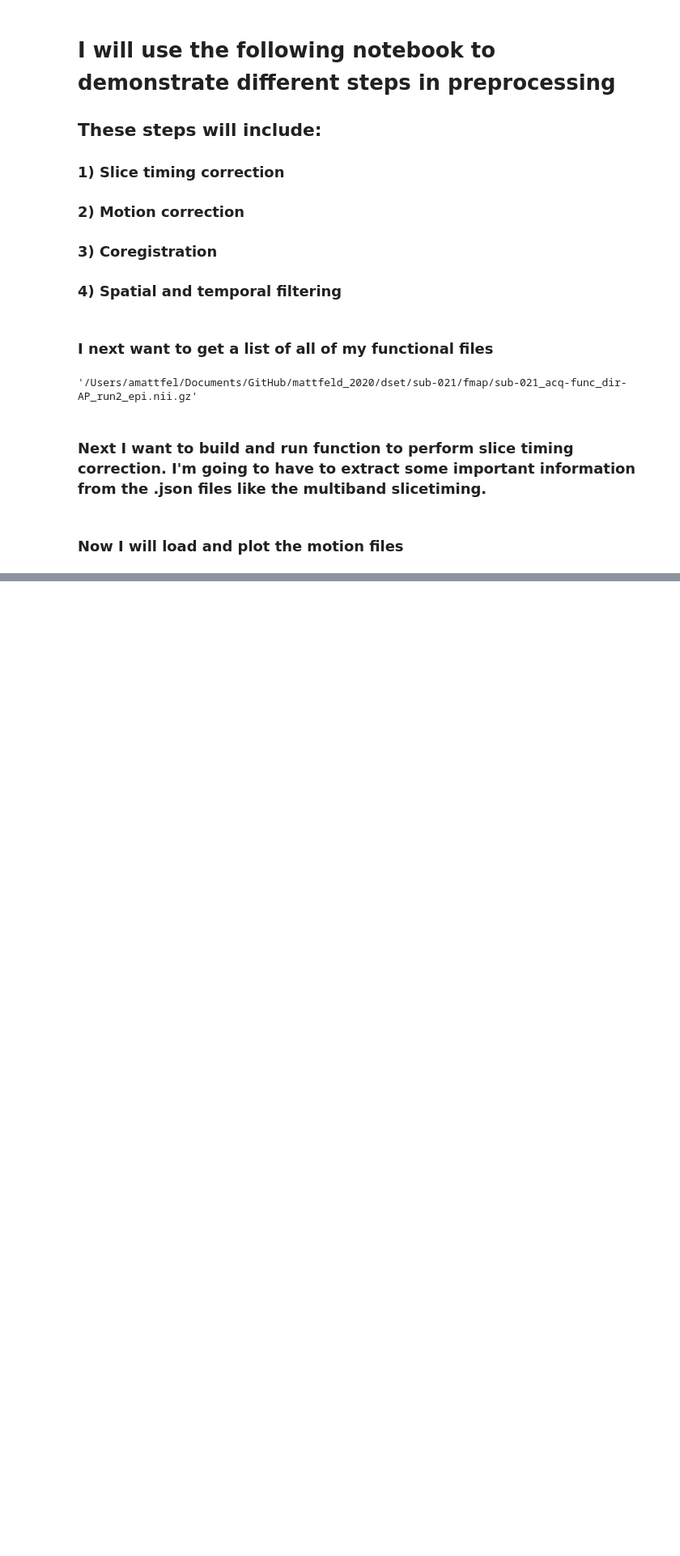
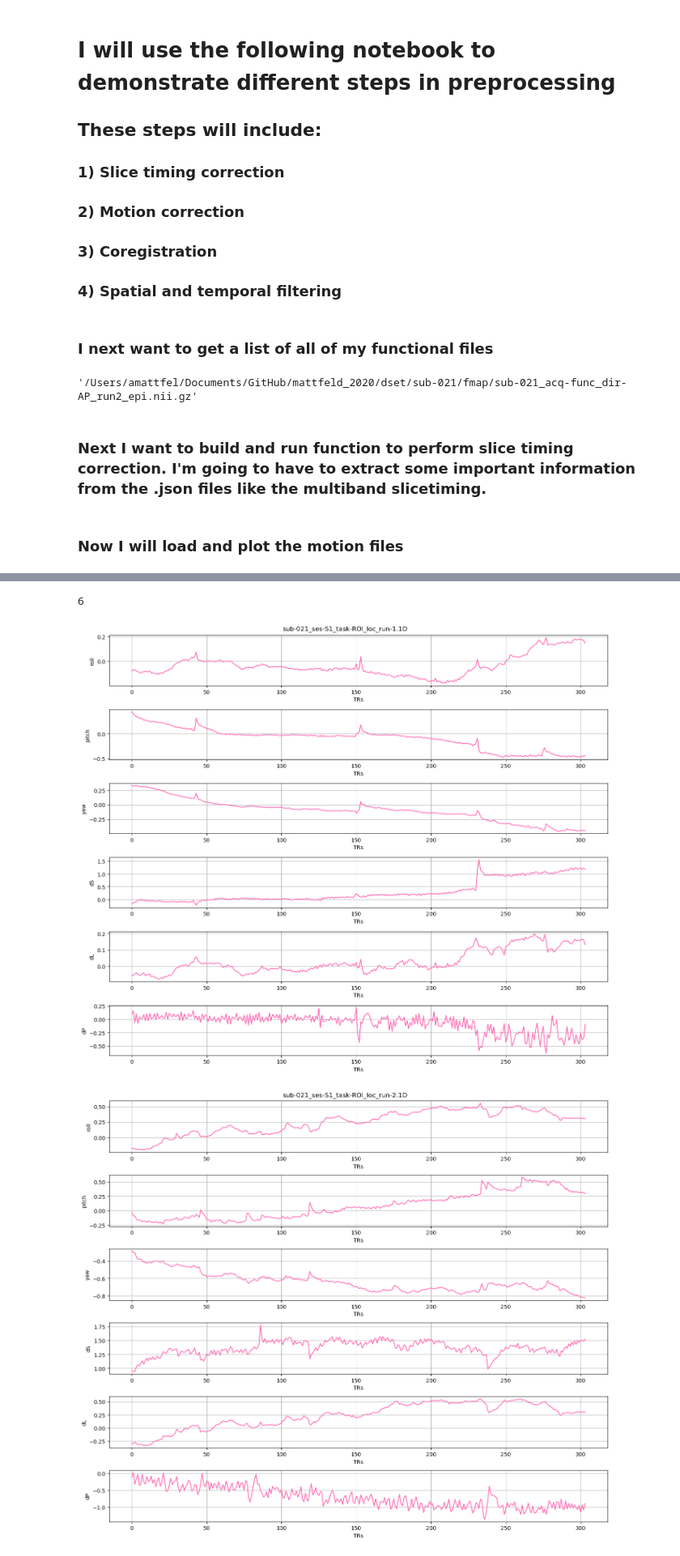
Before and after one commit to PSB6351/Mattfeld_PSB6351, a Jupyter notebook: code/psb6351_preproc.ipynb, the cells around one changed output, grey strips where cells are left out. Shown at 81% size. Saved outputs shown, nothing was run; the diff lists cells and outputs as text; code cells hidden in the pictures; blank space fills up the shorter version.

Commit message:
SF preproc worklow and plot motion params

```diff
--- a/code/psb6351_preproc.ipynb
+++ b/code/psb6351_preproc.ipynb
@@ -150,14 +150,3 @@ psb6351_wf.run(plugin='SLURM',
                             'overwrite':True})
 # %% [markdown]
 ### Now I will load and plot the motion files
-# %%
-motion_dir = os.path.join(base_dir, f'derivatives/sub-{sid[0]}/motion')
-study_motion_files = GET YOUR MOTION FILES
-
-for curr_mot_file in study_motion_files:
-
-    ITERATE OVER THE AND USE MATPLOTLIB TO PLOT THEM AS LINE PLOTS
-
-    plt.show()
-
-SHOULD LOOK LIKE OUTPUT BELOW IN THE END...NOTE THE SCALE ON Y-AXIS
@@ -168,0 +153,26 @@ SHOULD LOOK LIKE OUTPUT BELOW IN THE END...NOTE THE SCALE ON Y-AXIS
+# %%
+# SF - only using notebook for plotting the motion files!!!
+base_dir = '/home/sfrai003/Mattfeld_PSB6351'
+motion_dir = os.path.join(base_dir, f'derivatives/preproc/sub-021/motion')
+study_motion_files = sorted(glob(motion_dir + '/*/*.1D'))
+print(len(study_motion_files))
+
+param_names = ['roll', 'pitch', 'yaw', 'dS', 'dL', 'dP']
+
+for curr_mot_file in study_motion_files:
+    motion = np.loadtxt(curr_mot_file)
+    fig, axes = plt.subplots(6, 1, figsize=(14, 12))
+    fig.suptitle(os.path.basename(curr_mot_file))
+
+    for i in range(6):
+        axes[i].plot(motion[:, i], color='hotpink')
+        axes[i].set_ylabel(param_names[i])
+        axes[i].set_xlabel('TRs')
+        axes[i].grid(True)
+
+    plt.tight_layout()
+    plt.show()
+# %% [output]
+6
+[figure, added]
+[figure, added]
```
Also changed, not shown: parts of 2 cells of this notebook.
